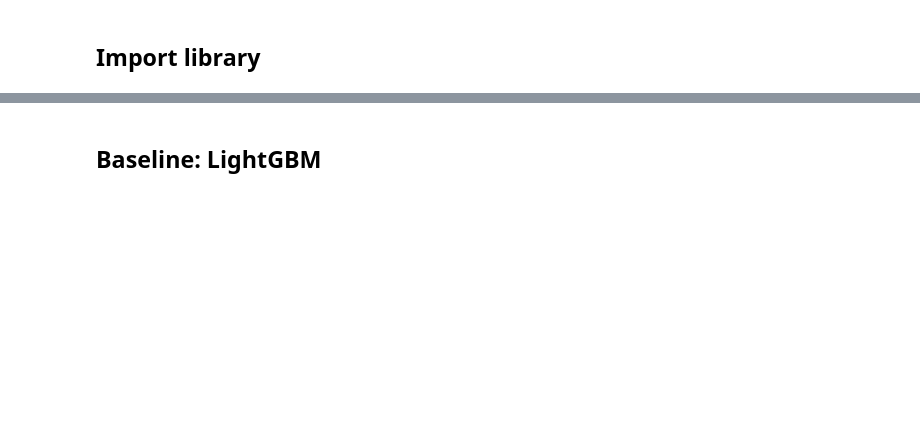
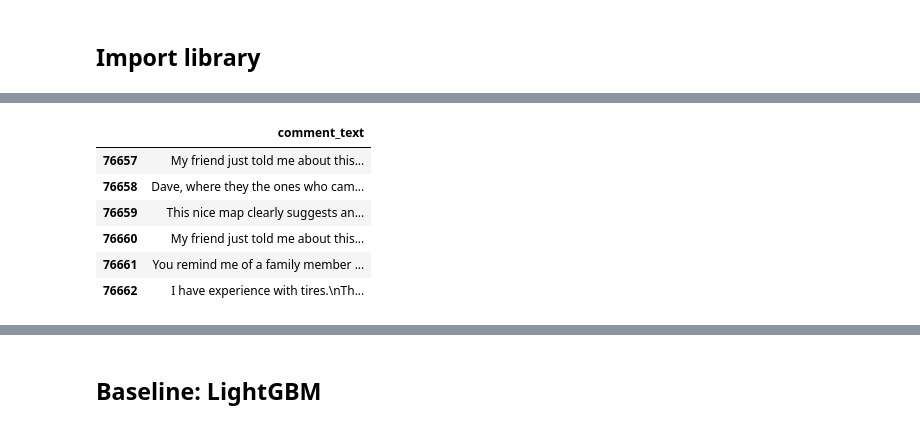
Before and after one commit to insung-hw/jigsaw-toxicity-classification, a Jupyter notebook: jigsaw-modeling.ipynb, the cells around one changed output, grey strips where cells are left out. Saved outputs shown, nothing was run; the diff lists cells and outputs as text; code cells hidden in the pictures; blank space fills up the shorter version.

```diff
--- a/jigsaw-modeling.ipynb
+++ b/jigsaw-modeling.ipynb
@@ -50,2 +63,22 @@ url_pattern = r"https?://\S+|www.\.\S+"
+# %%
+# 나는 구경도 못했는데 url이 있었다네 아니 뭔
+'''
+url_pattern = r"https?://\S+|www\.\S+"
+https?://\S+ |(OR) www.\.\S+ 이라면
+1. http s?(s가 있거나 없거나) :// \S+(\S는 공백아닌 문자 +(1개 이상))
+http://feklsfj.. (O)
+https://djfkle.. (O)
+https://         (X) 공백이니까
+2. www \.(점. 그냥은 못써서 \와 함께 표현) \S+(\S는 공백아닌 문자 +(1개 이상))
+www.fjeklfjekl.. (O)
+wwwfdfejfklfek.. (X) 점 없으니까
+www.             (X) 공백이니까
+'''
+
+url_pattern = r"https?://\S+|www\.\S+"
+df_train['clean_text2'] = df_train['clean_text1'].str.replace(url_pattern, " ", regex=True)
+df_test['clean_text2'] = df_test['clean_text1'].str.replace(url_pattern, " ", regex=True)
+# regex=True로 해야 url_pattern이 string이 아니라 정규식이야. 패턴 매칭해!라고 전달
+# .str 없이는 .replace() method가 단일 문자열 처리만 가능해서 전체 column Series에 대한 적용을 위해 for문 대신 쓰는 엔진
 # %%
 def simple_clean_text(text):
@@ -61,3 +94,12 @@ df_test['clean_text'] = df_test['comment_text'].apply(simple_clean_text)
 # %%
+n=76657
 pd.set_option("display.max_colwidth", None)
-df_train.loc[34:43][['comment_text']]
+df_train.loc[n:n+5][['comment_text']]
+# %% [output]
+|  | comment_text |
+| 76657 | My friend just told me about this... |
+| 76658 | Dave, where they the ones who cam... |
+| 76659 | This nice map clearly suggests an... |
+| 76660 | My friend just told me about this... |
+| 76661 | You remind me of a family member ... |
+| 76662 | I have experience with tires.\nTh... |
```
Also changed, not shown: parts of 17 cells of this notebook.
